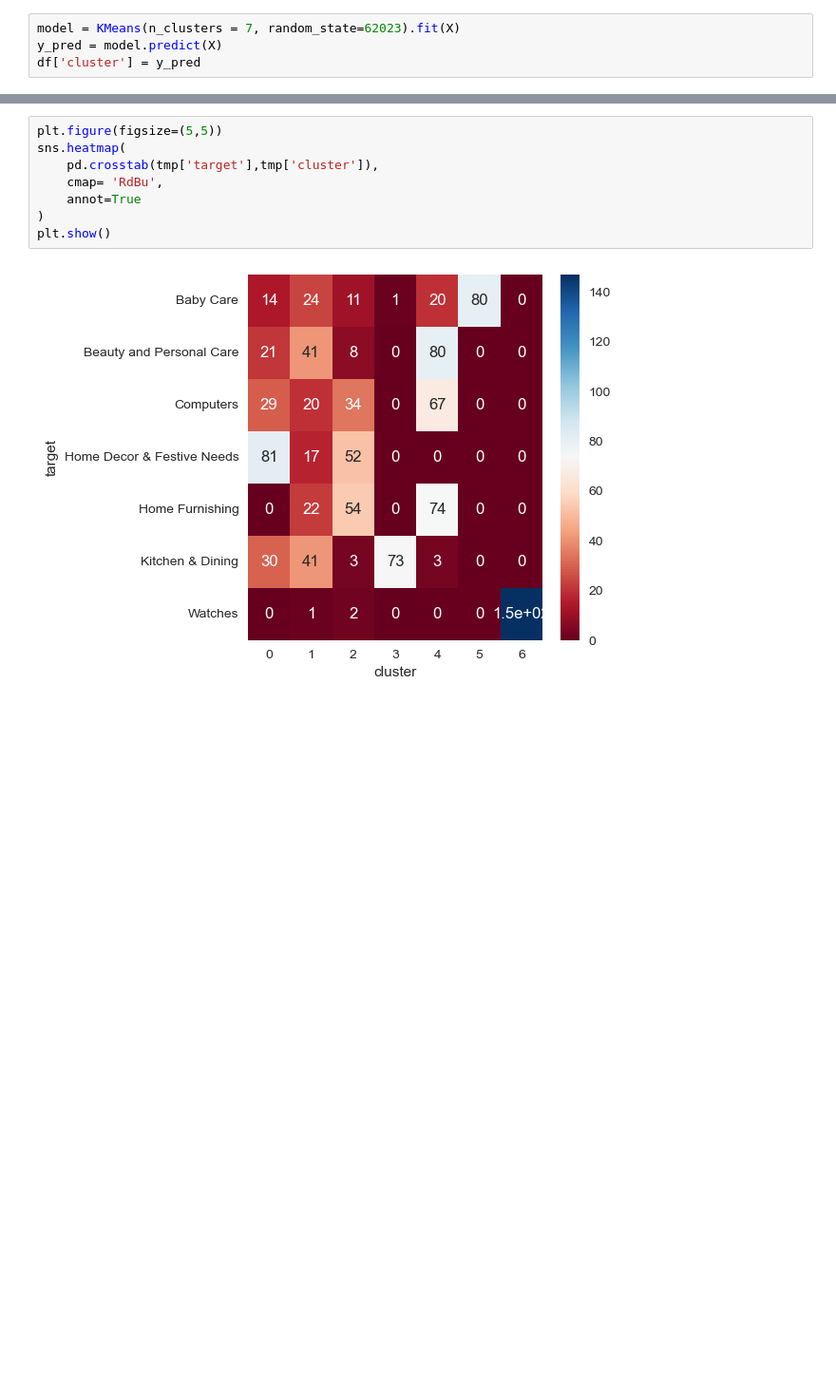
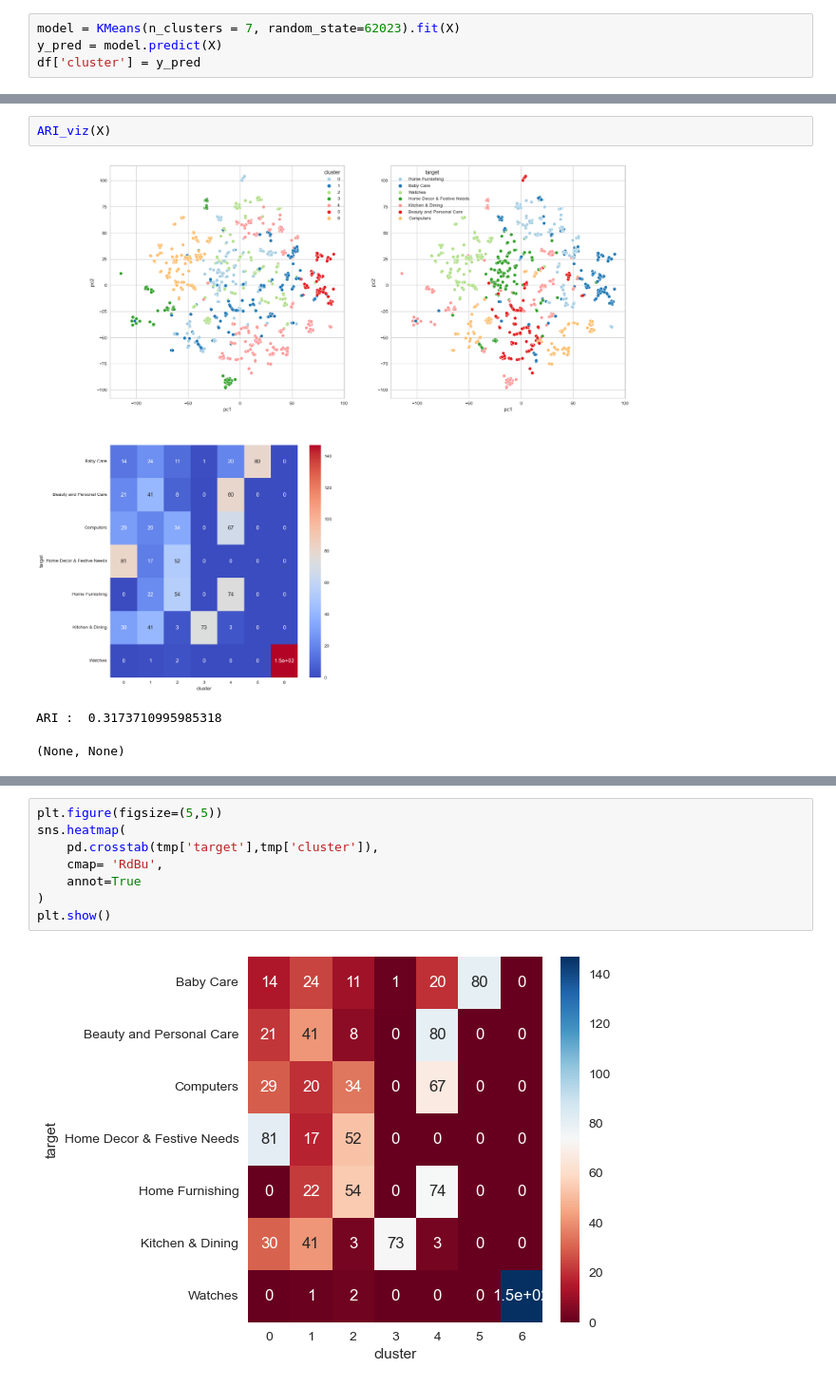
Before and after one commit to ArhurK/P6_NLP_Vison_OC, a Jupyter notebook: P6_Classifiez automatiquement des biens de consommation.ipynb, the cells around one changed output, grey strips where cells are left out. Shown at 95% size. Saved outputs shown, nothing was run; the diff lists cells and outputs as text; blank space fills up the shorter version.

```diff
--- a/P6_Classifiez automatiquement des biens de consommation.ipynb
+++ b/P6_Classifiez automatiquement des biens de consommation.ipynb
@@ -723,0 +684,6 @@ ARI :  0.3173710995985318
+# %%
+ARI_viz(X)
+# %% [output]
+[figure, added]
+ARI :  0.3173710995985318
+(None, None)
```
Also changed, not shown: parts of 29 cells of this notebook.
